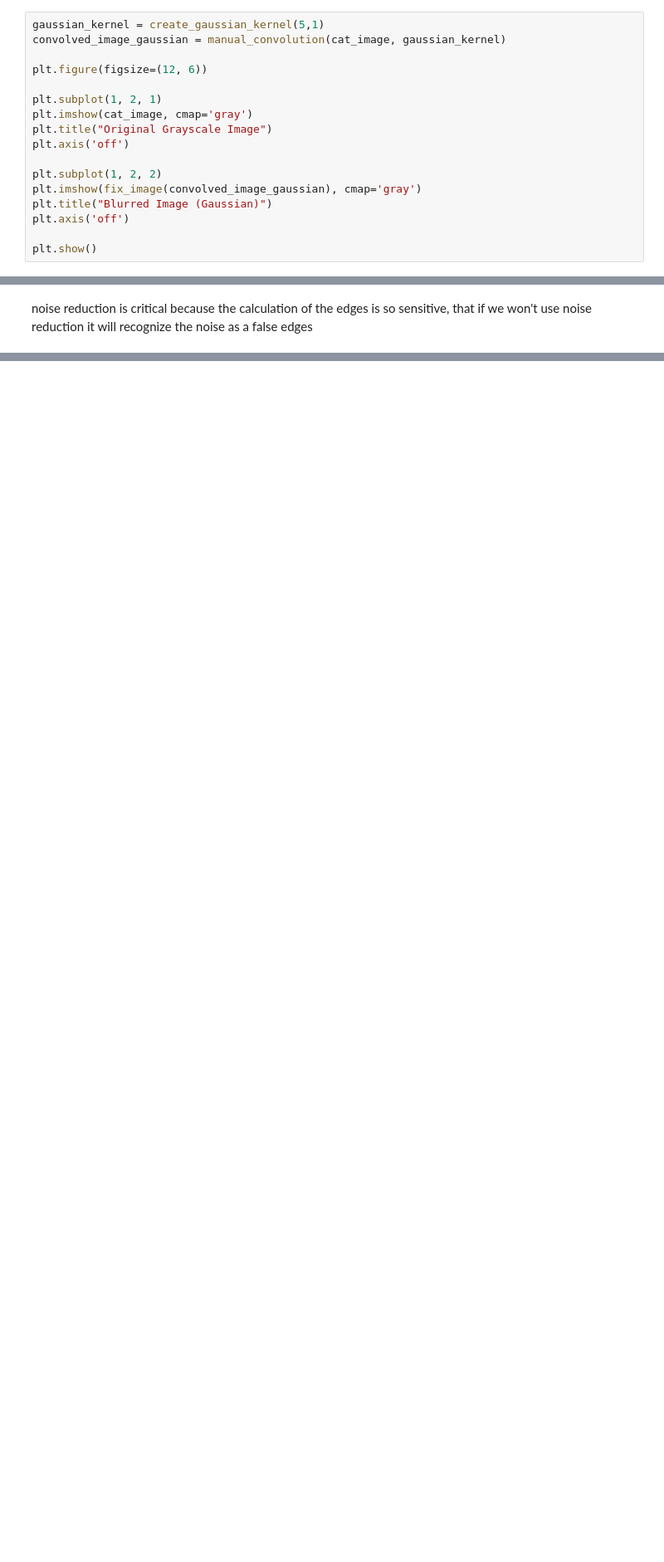
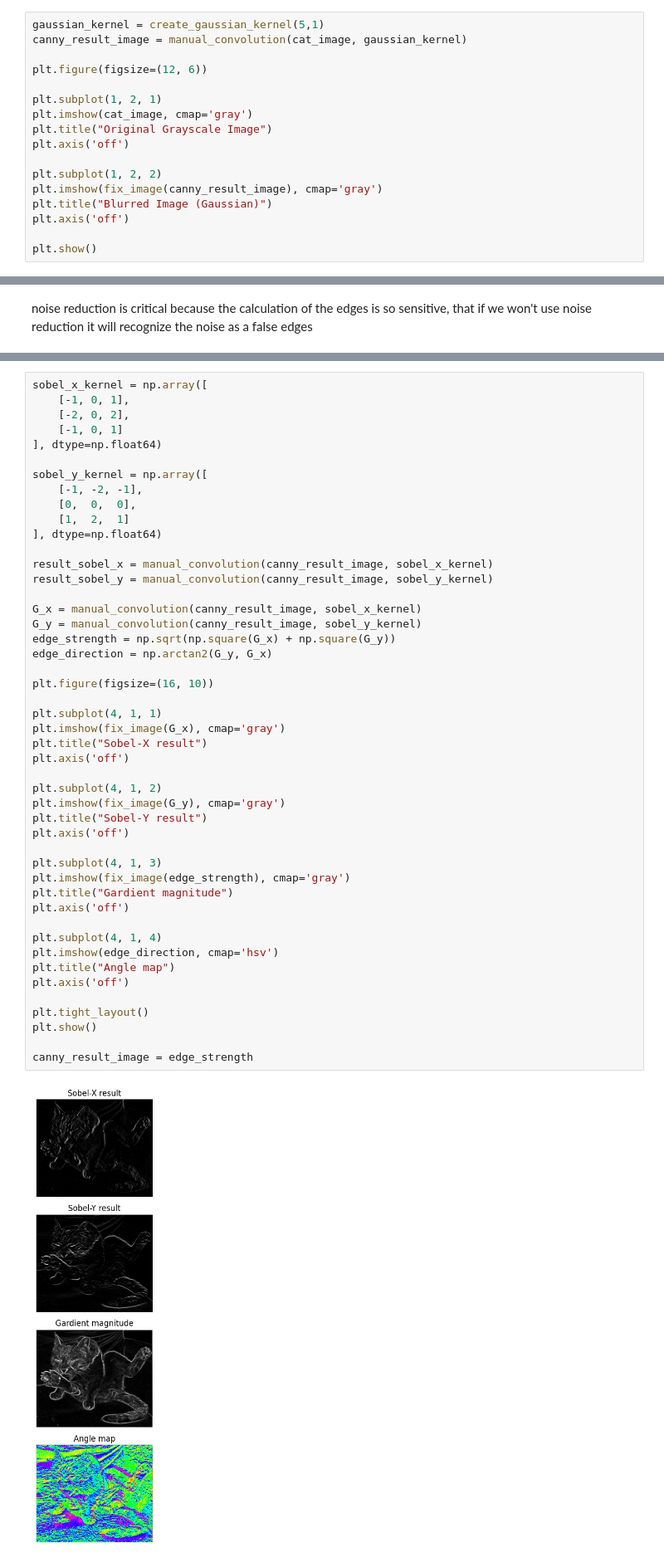
Before and after one commit to Danielin322/computer_vision_ex2, a Jupyter notebook: ex2_q3.ipynb, the cells around one changed output, grey strips where cells are left out. Shown: that part at 83% size. Drawn from its saved outputs; the diff is of its cells as text; blank space fills up the shorter version.

```diff
--- a/ex2_q3.ipynb
+++ b/ex2_q3.ipynb
@@ -50,7 +50,7 @@ def create_gaussian_kernel(size, sigma):
 Q3.1
 # %%
 gaussian_kernel = create_gaussian_kernel(5,1)
-convolved_image_gaussian = manual_convolution(cat_image, gaussian_kernel)
+canny_result_image = manual_convolution(cat_image, gaussian_kernel)
 
 plt.figure(figsize=(12, 6))
 
@@ -60,7 +60,7 @@ plt.title("Original Grayscale Image")
 plt.axis('off')
 
 plt.subplot(1, 2, 2)
-plt.imshow(fix_image(convolved_image_gaussian), cmap='gray')
+plt.imshow(fix_image(canny_result_image), cmap='gray')
 plt.title("Blurred Image (Gaussian)")
 plt.axis('off')
 
@@ -71,0 +74,49 @@ noise reduction is critical because the calculation of the edges is so sensitive
+# %%
+sobel_x_kernel = np.array([
+    [-1, 0, 1],
+    [-2, 0, 2],
+    [-1, 0, 1]
+], dtype=np.float64)
+
+sobel_y_kernel = np.array([
+    [-1, -2, -1],
+    [0,  0,  0],
+    [1,  2,  1]
+], dtype=np.float64)
+
+result_sobel_x = manual_convolution(canny_result_image, sobel_x_kernel)
+result_sobel_y = manual_convolution(canny_result_image, sobel_y_kernel)
+
+G_x = manual_convolution(canny_result_image, sobel_x_kernel)
+G_y = manual_convolution(canny_result_image, sobel_y_kernel)
+edge_strength = np.sqrt(np.square(G_x) + np.square(G_y))
+edge_direction = np.arctan2(G_y, G_x)
+
+plt.figure(figsize=(16, 10))
+
+plt.subplot(4, 1, 1)
+plt.imshow(fix_image(G_x), cmap='gray')
+plt.title("Sobel-X result")
+plt.axis('off')
+
+plt.subplot(4, 1, 2)
+plt.imshow(fix_image(G_y), cmap='gray')
+plt.title("Sobel-Y result")
+plt.axis('off')
+
+plt.subplot(4, 1, 3)
+plt.imshow(fix_image(edge_strength), cmap='gray')
+plt.title("Gardient magnitude")
+plt.axis('off')
+
+plt.subplot(4, 1, 4)
+plt.imshow(edge_direction, cmap='hsv')
+plt.title("Angle map")
+plt.axis('off')
+
+plt.tight_layout()
+plt.show()
+
+canny_result_image = edge_strength
+# %% [output]
+[figure, added]
```
Also changed, not shown: parts of 1 cell of this notebook.
